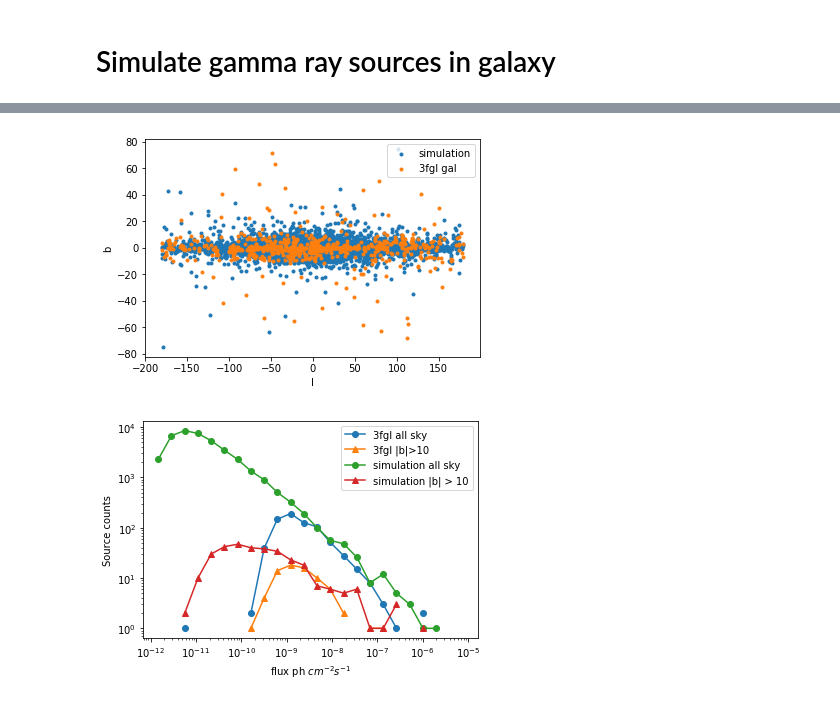
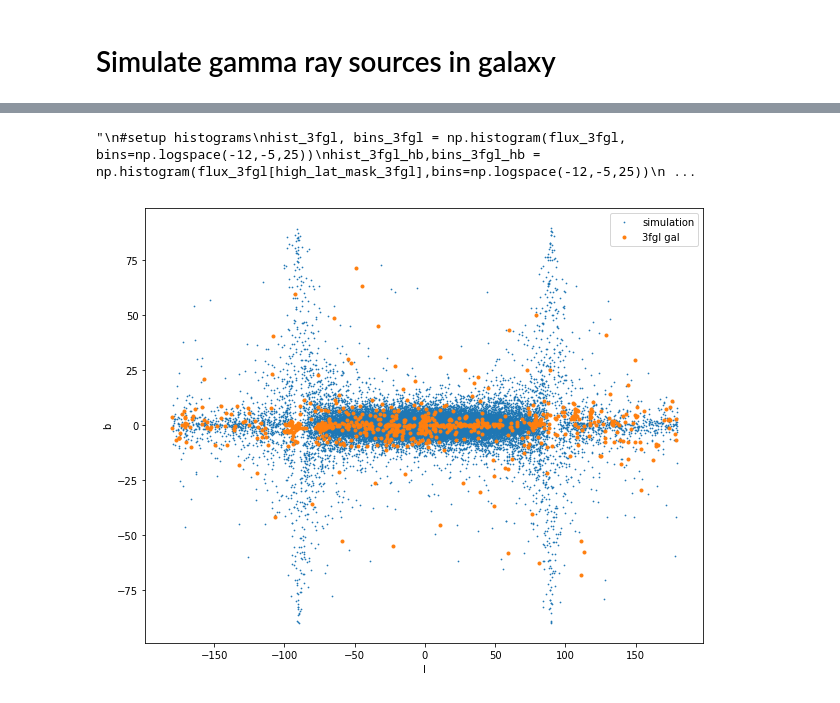
Before and after one commit to martp91/y-rays-UPS, a Jupyter notebook: sim_gamma_sources.ipynb, the cells around one changed output, grey strips where cells are left out. Saved outputs shown, nothing was run; the diff lists cells and outputs as text; code cells hidden in the pictures.

```diff
--- a/sim_gamma_sources.ipynb
+++ b/sim_gamma_sources.ipynb
@@ -7,7 +7,10 @@ from matplotlib import pyplot as plt
 from scipy.stats import poisson, laplace, lognorm
 from astropy.io import fits
 from astropy.table import Table,join
+import matplotlib
+from mpl_toolkits.mplot3d import Axes3D
 %matplotlib inline
+matplotlib.rcParams['figure.figsize'] = (10, 8)
 #constants
 kpc = 3.08567758e21 #cm
 n = 1000 #Number of spaces in grid (r,z,flux)
@@ -21,6 +24,11 @@ if model=='S':
     alp=0.2
     bet = 1.4
 Rsun = 8.3
+hb = 10 #This is considered as high latitude
+
+#Trheshold of fermi, from 3fgl/3fhl? paper
+fermi_thres = 5e-10#min_3fgl_high_lat
+flux_logspace = np.logspace(-12,-6,n)
 # %%
 #Function definitions
 
@@ -71,4 +82,5 @@ for i,f in enumerate(flux_logspace):
 # %%
+
 #Do the simulation monte carlo
 def mc_smpl(a=2,N=1000,Lmin=3e34,Lmax=1e40):
     """Sample from above distribution N times: r,z,L and calculate flux as measured at earth"""
@@ -103,29 +115,19 @@ def mc_smpl(a=2,N=1000,Lmin=3e34,Lmax=1e40):
 
     #distances from source to earth, calc flux
     x,y,z = R_smpl*np.cos(phi_smpl),R_smpl*np.sin(phi_smpl),z_smpl
-    dist = ((x-x0))**2+((y-y0))**2+(z-z0)**2
-    dist = dist*kpc**2
-    flux_data = L_smpl/(4*np.pi*dist)
+    dist = np.sqrt(((x-x0))**2+((y-y0))**2+(z-z0)**2)
+    distkpc = (dist*kpc)
+    flux_data = L_smpl/(4*np.pi*distkpc**2)
 
-    #Make skymap, l,b. This seems overkill, is there a simpler way?
+    #Make skymap, l,b.
+    b = np.arctan(z/(x0-x))
 
-    #mask1 = (x<0)&(y>=0)
-    #mask2 = (x<0)&(y<0)
-    #mask3 = (x>=0)&(y<0)
-    #mask4 = (x>=0)&(y>=0)
-    #l = np.zeros_like(theta)
-    #l[mask1]=np.arctan(np.abs(y[mask1])/np.abs(x[mask1]))
-    #l[mask2]= -np.arctan(np.abs(y[mask2])/np.abs(x[mask2]))
-    #l[mask3] = np.pi/2+np.arctan(np.abs(x[mask3])/np.abs(y[mask3]))
-    #l[mask4] = -np.pi/2-np.arctan(np.abs(x[mask4])/np.abs(y[mask4]))
-    #l = l*180/np.pi
-    b = np.arctan((z-z0)/np.sqrt((x-x0)**2+(y-y0)**2))
-    l = np.arctan2((y0-y),(x0-x))
-    #b = np.arctan(z/(x0-x))
-    print min(l), max(l)
-    print min(b), max(b)
+    l = np.arctan2(y0-y,x0-x)
     l = l*180/np.pi
+
     b = b*180/np.pi
+    print min(l),max(l)
+    print min(b),max(b)
     #High lat mask
     high_lat_mask = np.abs(b)>hb
     flux_high_lat = flux_data[high_lat_mask]
@@ -133,13 +135,26 @@ def mc_smpl(a=2,N=1000,Lmin=3e34,Lmax=1e40):
     N_high_lat = len(flux_thres_high_lat)
 
     #Test plot l,b
+
     f = plt.figure()
     ax = f.add_subplot(111)
-    ax.scatter(l,b,marker='.', label='simulation')
-    ax.scatter(lon_gal,lat_gal, marker='.',label='3fgl gal')
+   # h =ax.hist2d(l,b,bins=100,weights=np.log10(flux_data),cmin=-13,cmax=-1)
+   # f.colorbar(h[3],ax=ax)
+    ax.scatter(l,b,marker='.',s=2,label='simulation')
+    if fgl:
+        ax.scatter(lon_gal,lat_gal, marker='.',label='3fgl gal')
+
+   # masklb = ((np.abs(l)>50)&(np.abs(l)<110))
+   # ax.scatter(x[masklb],y[masklb], s=2,marker='.',alpha=0.5)
+   # ax.scatter(x[~masklb],y[~masklb], s=2,marker='.',alpha=0.5)
+    #ax.scatter(x,y,z, marker='.')
+    #ax.scatter(x0,y0,z0,marker='o',c='red')
     ax.set_xlabel('l')
     ax.set_ylabel('b')
+   # ax.set_ylim([-10,10])
+   # ax.set_xlim([-10,10])
     ax.legend()
+    f.savefig('lb_scatter.pdf')
     #setup logn-logs for simulated sources
     Ns = np.zeros(n)
     for i,f in enumerate(flux_logspace):
@@ -152,9 +167,11 @@ def mc_smpl(a=2,N=1000,Lmin=3e34,Lmax=1e40):
     flux_det = np.sum(detected)
     print "flux in undetected:", flux_undet
     print "total flux simulation ", np.sum(flux_data)
-    print "total flux 3fgl:", np.sum(flux_3fgl)
+    if fgl:
+        print "total flux 3fgl:", np.sum(flux_3fgl)
+        print "sources 3fgl high lat", len(flux_3fgl_high_lat)
     print "sources simulation high lat", N_high_lat
-    print "sources 3fgl high lat", len(flux_3fgl_high_lat)
+
 
     #Set up histogram of flux
     mc_hist,mc_bins = np.histogram(flux_data,bins=np.logspace(-12,-5,25))
@@ -163,15 +180,15 @@ def mc_smpl(a=2,N=1000,Lmin=3e34,Lmax=1e40):
     return Ns,mc_hist,mc_bins,mc_hist_hb
 
 #Lmin 3*10**34 according to abdo 2013
-Ns,hist,bins,hist_hb = mc_smpl(1.8,40000,3e34,1e40)
-
+Ns,hist,bins,hist_hb = mc_smpl(1.8,100000,3e34,1e40)
+"""
 #setup histograms
 hist_3fgl, bins_3fgl = np.histogram(flux_3fgl, bins=np.logspace(-12,-5,25))
 hist_3fgl_hb,bins_3fgl_hb = np.histogram(flux_3fgl[high_lat_mask_3fgl],bins=np.logspace(-12,-5,25))
 
 #f1,ax1 = plt.subplots(1)
-f2,ax2 = plt.subplots(1)
-#ax1.set_title('log n-log s')
+#f2,ax2 = plt.subplots(1)
+ax1.set_title('log n-log s')
 #ax1.set_xlabel(r'flux ph $cm^{-2} s^{-1}$')
 #ax1.set_ylabel('Source counts flux>flux')
 ax2.set_xlabel(r'flux ph $cm^{-2} s^{-1}$')
@@ -188,5 +205,6 @@ ax2.loglog(bins,hist_hb,marker='^',label='simulation |b| > 10')
 ax2.legend()
 
 #f1.savefig('lognlogs.pdf')
-f2.savefig('n_flux_allsky.pdf')
+#f2.savefig('n_flux_allsky.pdf')
+"""
 # %% [output]
@@ -200,2 +218,2 @@ sources 3fgl high lat 73
+"\n#setup histograms\nhist_3fgl, bins_3fgl = np.histogram(flux_3fgl, bins=np.logspace(-12,-5,25))\nhist_3fgl_hb,bins_3fgl_hb = np.histogram(flux_3fgl[high_lat_mask_3fgl],bins=np.logspace(-12,-5,25))\n ...
-[figure, old version]
+[figure, new version]
-[figure, removed]
```
Also changed, not shown: parts of 2 cells of this notebook.
